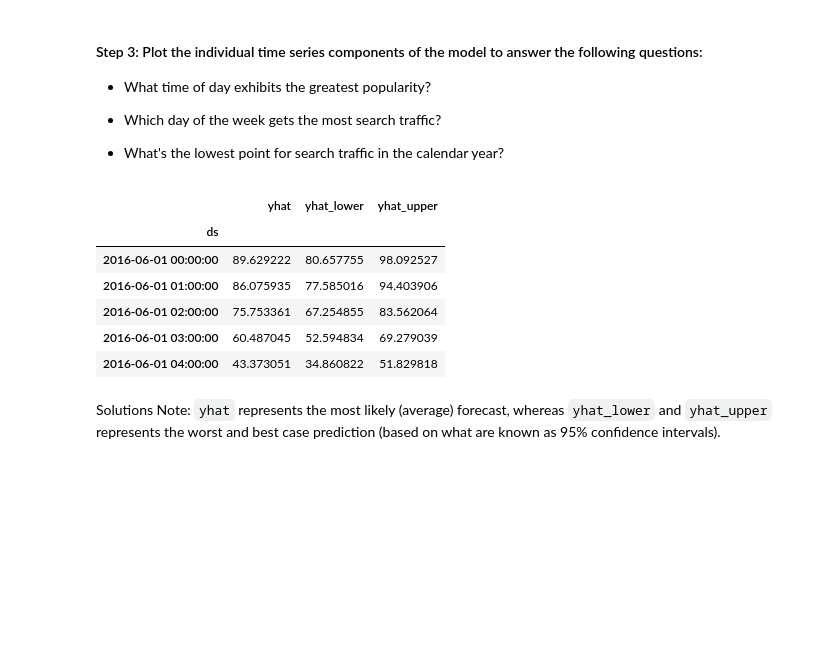
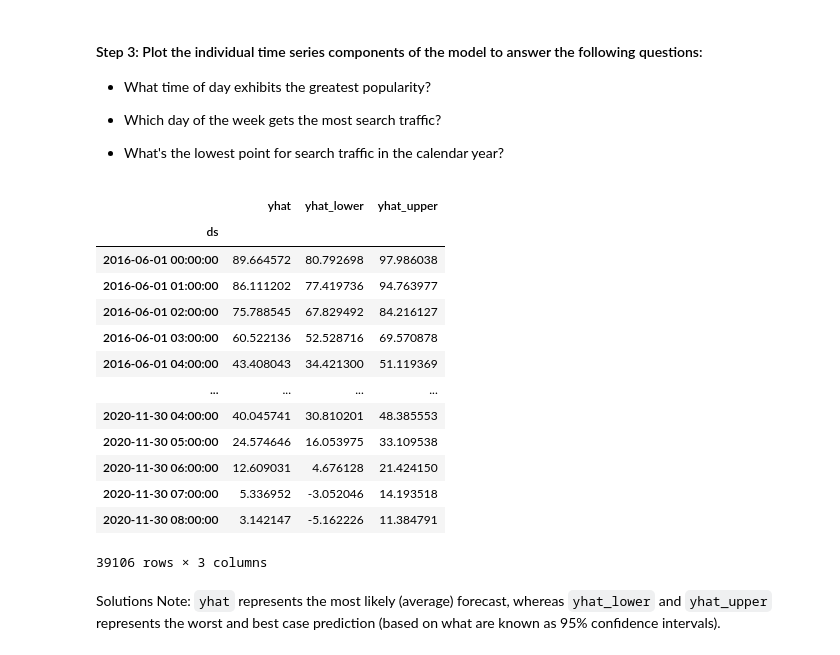
Before and after one commit to BlairSonnen/prophet-challenge, a Jupyter notebook: forecasting_net_prophet.ipynb, the cells around one changed output. Drawn from its saved outputs; the diff is of its cells as text; code cells hidden in the pictures; blank space fills up the shorter version.

```diff
--- a/forecasting_net_prophet.ipynb
+++ b/forecasting_net_prophet.ipynb
@@ -431,8 +435,11 @@ Now, you need to produce a time series model that analyzes and forecasts pattern
 | 37105 | 2020-09-08 00:00:00 | 96 |
 # %%
 # Call the Prophet function, store as an object
+m = Prophet()
+m
 # %% [output]
 <prophet.forecaster.Prophet at 0x...>
 # %%
 # Fit the time-series model.
+m.fit(df_mercado_trends)
 # %% [output]
@@ -449,9 +449,10 @@ INFO:cmdstanpy:Chain [1] done processing
 # %%
 # Create a future dataframe to hold predictions
 # Make the prediction go out as far as 2000 hours (approx 80 days)
-
+future = m.make_future_dataframe(periods=2000, freq='H')
 
 # View the last five rows of the future_mercado_trends DataFrame
+future.tail()
 # %% [output]
 |  | ds |
 | 39101 | 2020-11-30 04:00:00 |
@@ -461,8 +462,9 @@ INFO:cmdstanpy:Chain [1] done processing
 | 39105 | 2020-11-30 08:00:00 |
 # %%
 # Make the predictions for the trend data using the future_mercado_trends DataFrame
-
+forecast = m.predict(future)
 
 # Display the first five rows of the forecast_mercado_trends DataFrame
+forecast.head()
 # %% [output]
 |  | ds | trend | yhat_lower | yhat_upper | trend_lower | trend_upper | additive_terms | ... |
@@ -496,16 +508,24 @@ INFO:cmdstanpy:Chain [1] done processing
 # %%
 # Set the index in the forecast_mercado_trends DataFrame to the ds datetime column
 
-
+forecast.set_index('ds', inplace=True)
 # View the only the yhat,yhat_lower and yhat_upper columns from the DataFrame
+forecast[['yhat', 'yhat_lower', 'yhat_upper']]
 # %% [output]
 |  | yhat | yhat_lower | yhat_upper |
 | ds |  |  |  |
-| 2016-06-01 00:00:00 | 89.629222 | 80.657755 | 98.092527 |
-| 2016-06-01 01:00:00 | 86.075935 | 77.585016 | 94.403906 |
-| 2016-06-01 02:00:00 | 75.753361 | 67.254855 | 83.562064 |
-| 2016-06-01 03:00:00 | 60.487045 | 52.594834 | 69.279039 |
-| 2016-06-01 04:00:00 | 43.373051 | 34.860822 | 51.829818 |
+| 2016-06-01 00:00:00 | 89.664572 | 80.792698 | 97.986038 |
+| 2016-06-01 01:00:00 | 86.111202 | 77.419736 | 94.763977 |
+| 2016-06-01 02:00:00 | 75.788545 | 67.829492 | 84.216127 |
+| 2016-06-01 03:00:00 | 60.522136 | 52.528716 | 69.570878 |
+| 2016-06-01 04:00:00 | 43.408043 | 34.421300 | 51.119369 |
+| ... | ... | ... | ... |
+| 2020-11-30 04:00:00 | 40.045741 | 30.810201 | 48.385553 |
+| 2020-11-30 05:00:00 | 24.574646 | 16.053975 | 33.109538 |
+| 2020-11-30 06:00:00 | 12.609031 | 4.676128 | 21.424150 |
+| 2020-11-30 07:00:00 | 5.336952 | -3.052046 | 14.193518 |
+| 2020-11-30 08:00:00 | 3.142147 | -5.162226 | 11.384791 |
+39106 rows × 3 columns
 # %% [markdown]
 Solutions Note: `yhat` represents the most likely (average) forecast, whereas `yhat_lower` and `yhat_upper` represents the worst and best case prediction (based on what are known as 95% confidence intervals).
 # %%
```
Also changed, not shown: parts of 14 cells of this notebook, 1 other file.
